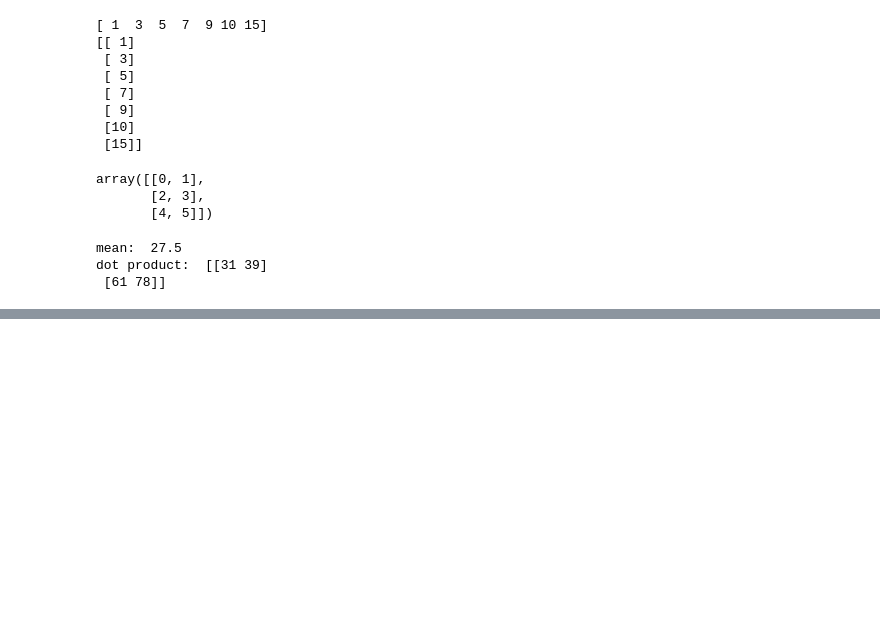
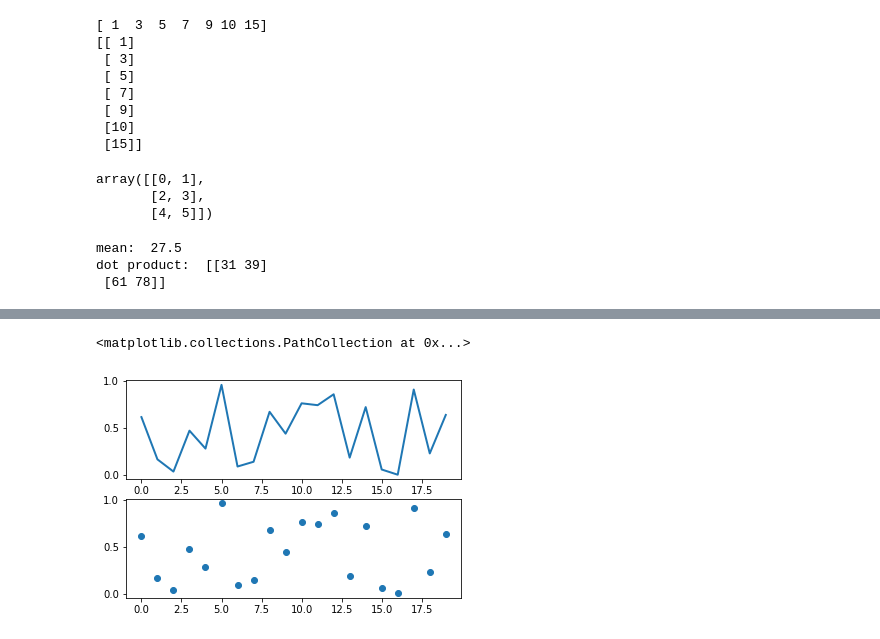
Before and after one commit to MaxDerWeber/ComputationalMacro, a Jupyter notebook: exercises_lecture.ipynb, the cells around one changed output, grey strips where cells are left out. Saved outputs shown, nothing was run; the diff lists cells and outputs as text; code cells hidden in the pictures; blank space fills up the shorter version.

```diff
--- a/exercises_lecture.ipynb
+++ b/exercises_lecture.ipynb
@@ -187,0 +216,8 @@ dot product:  [[31 39]
+# %%
+plt.subplot(2,1,1)
+plt.plot(x,y, linewidth = 2)
+plt.subplot(2,1,2)
+plt.scatter(x,y)
+# %% [output]
+<matplotlib.collections.PathCollection at 0x...>
+[figure, added]
```
Also changed, not shown: parts of 13 cells of this notebook.
